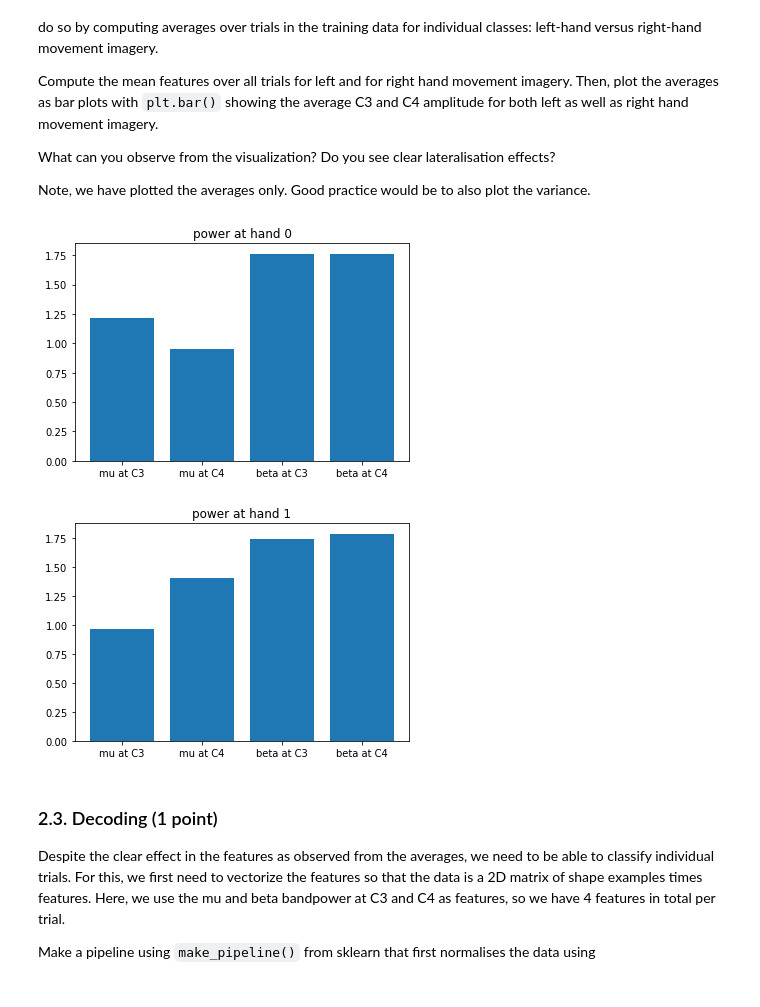
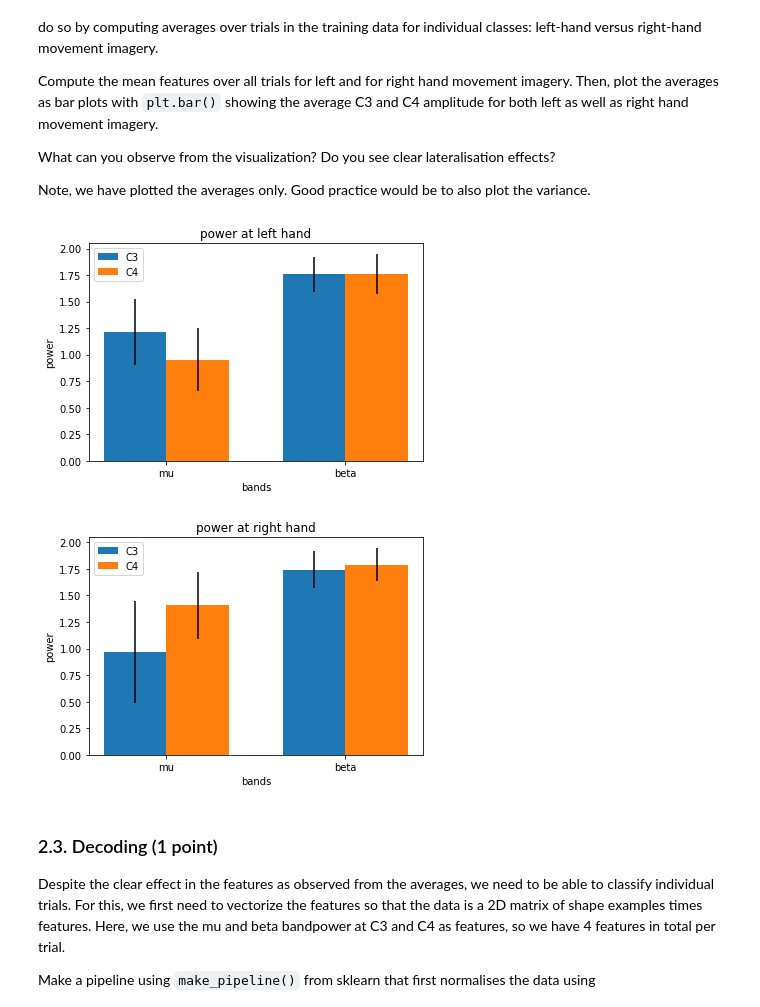
Before and after one commit to malyvsen/radboud-bci, a Jupyter notebook: assignment2.ipynb, the cells around one changed output. Saved outputs shown, nothing was run; the diff lists cells and outputs as text; code cells hidden in the pictures.

Commit message:
revised 2.2 figure + preliminary 3

```diff
--- a/assignment2.ipynb
+++ b/assignment2.ipynb
@@ -284,7 +284,7 @@ def get_bands(data, bands, channel_names):
     '''Band-pass filter some data. Resulting channels, in order: (trials, channels, bands)'''
     result = []
     for band in bands:
-        result.append(get_band(X_train, band[0], band[1], channel_names))
+        result.append(get_band(data, band[0], band[1], channel_names))
     return np.stack(result, axis=1)
 
 F_train = get_bands(X_train, [(8, 12), (12, 30)], ['C3', 'C4'])
@@ -328,19 +328,24 @@ What can you observe from the visualization? Do you see clear lateralisation eff
 Note, we have plotted the averages only. Good practice would be to also plot the variance.
 # %%
 def hand_power_plot(hand_id):
+    hands={0:'left',1:'right'}
     power = F_train[T_train == hand_id, :, :].mean(axis=0)
-    flattened = power.ravel()
-    ticks = np.arange(len(flattened))
-    plt.bar(ticks, flattened)
-    plt.xticks(ticks, [f'{band} at {electrode}' for band in pass_bands for electrode in electrodes])
-    plt.title(f'power at hand {hand_id}')
+    power_error=F_train[T_train == hand_id, :, :].var(axis=0)
+    width = 0.35
+    plt.bar(np.arange(power.shape[0])-width/2,power[:, electrodes['C3']],width,label='C3',yerr=power_error[:, electrodes['C3']])
+    plt.bar(np.arange(power.shape[0])+width/2,power[:, electrodes['C4']],width,label='C4',yerr=power_error[:, electrodes['C4']])
+    plt.legend()
+    plt.xticks(np.arange(power.shape[0]), [f'{band}' for band in pass_bands ])
+    plt.title(f'power at {hands[hand_id]} hand')
+    plt.xlabel('bands')
+    plt.ylabel('power')
     plt.show()
 
 hand_power_plot(0)
 hand_power_plot(1)
 # %% [output]
-[figure, old version]
+[figure, new version]
-[figure, old version]
+[figure, new version]
 # %% [markdown]
 ### 2.3. Decoding (1 point) <a class="anchor" id="decoding"></a>
 Despite the clear effect in the features as observed from the averages, we need to be able to classify individual trials. For this, we first need to vectorize the features so that the data is a 2D matrix of shape examples times features. Here, we use the mu and beta bandpower at C3 and C4 as features, so we have 4 features in total per trial.
```
Also changed, not shown: parts of 17 cells of this notebook.
